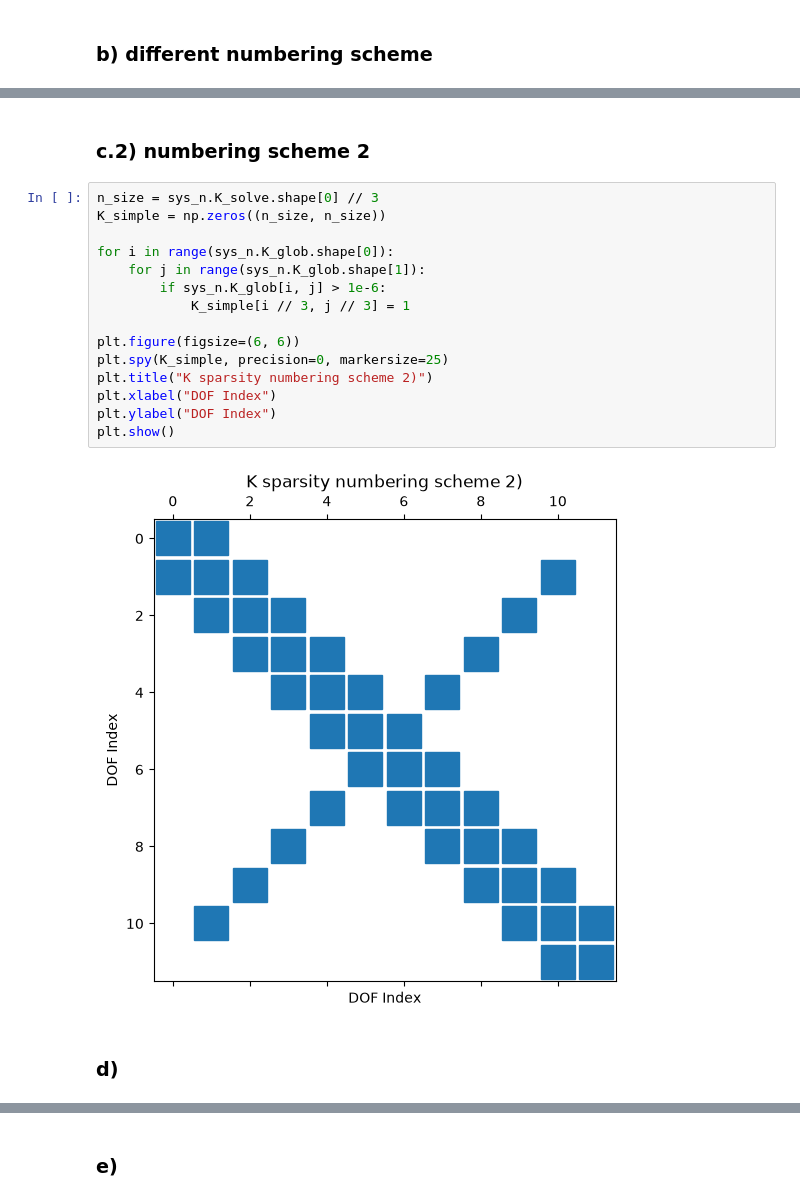
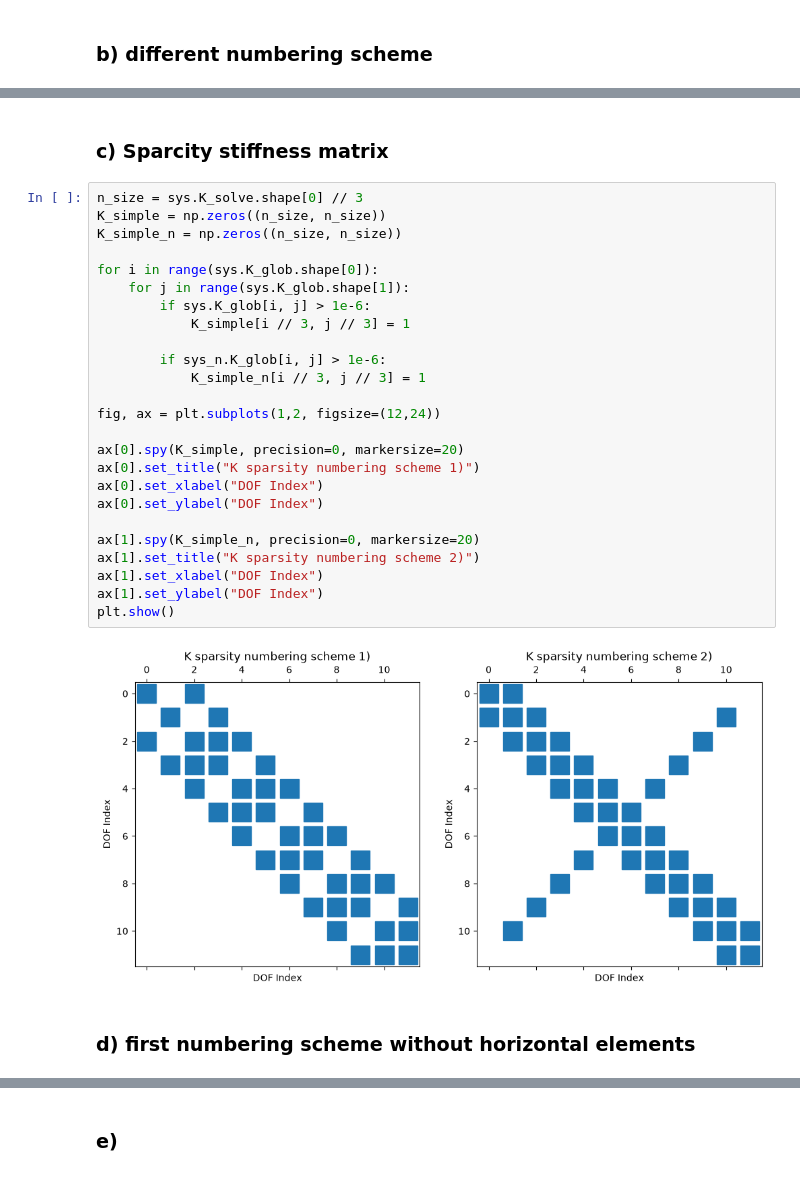
Before and after one commit to ajayhanssen/FE-NTNU, a Jupyter notebook: ex4/src/ex4.ipynb, the cells around one changed output, grey strips where cells are left out. Cells and saved outputs as stored; diff of their text form.

```diff
--- a/ex4.ipynb
+++ b/ex4/src/ex4.ipynb
@@ -336,24 +338,34 @@ displacement in x at node 6: 0.07083672151380024
 # %% [markdown]
-### c.2) numbering scheme 2
+### c) Sparcity stiffness matrix
 # %%
-n_size = sys_n.K_solve.shape[0] // 3
+n_size = sys.K_solve.shape[0] // 3
 K_simple = np.zeros((n_size, n_size))
+K_simple_n = np.zeros((n_size, n_size))
 
-for i in range(sys_n.K_glob.shape[0]):
-    for j in range(sys_n.K_glob.shape[1]):
-        if sys_n.K_glob[i, j] > 1e-6:
+for i in range(sys.K_glob.shape[0]):
+    for j in range(sys.K_glob.shape[1]):
+        if sys.K_glob[i, j] > 1e-6:
             K_simple[i // 3, j // 3] = 1
 
-plt.figure(figsize=(6, 6))
-plt.spy(K_simple, precision=0, markersize=25)
-plt.title("K sparsity numbering scheme 2)")
-plt.xlabel("DOF Index")
-plt.ylabel("DOF Index")
+        if sys_n.K_glob[i, j] > 1e-6:
+            K_simple_n[i // 3, j // 3] = 1
+
+fig, ax = plt.subplots(1,2, figsize=(12,24))
+
+ax[0].spy(K_simple, precision=0, markersize=20)
+ax[0].set_title("K sparsity numbering scheme 1)")
+ax[0].set_xlabel("DOF Index")
+ax[0].set_ylabel("DOF Index")
+
+ax[1].spy(K_simple_n, precision=0, markersize=20)
+ax[1].set_title("K sparsity numbering scheme 2)")
+ax[1].set_xlabel("DOF Index")
+ax[1].set_ylabel("DOF Index")
 plt.show()
 # %% [output]
-[figure, old version]
+[figure, new version]
 # %% [markdown]
-### d)
+### d) first numbering scheme without horizontal elements
 # %%
 orderednodes = [n1, n2, n3, n4, n5, n6, n7, n8, n9, n10, n11, n12]
 elements = [el1, el2, el3, el4, el5, el6, el7, el8, el9, el10, el15]
```
Also changed, not shown: parts of 9 cells of this notebook, 7 other files.
